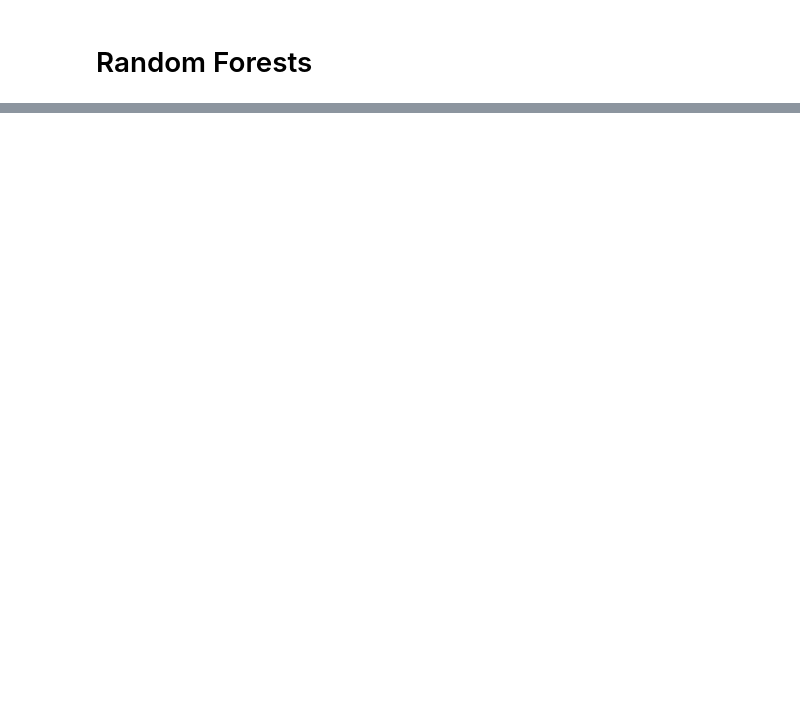
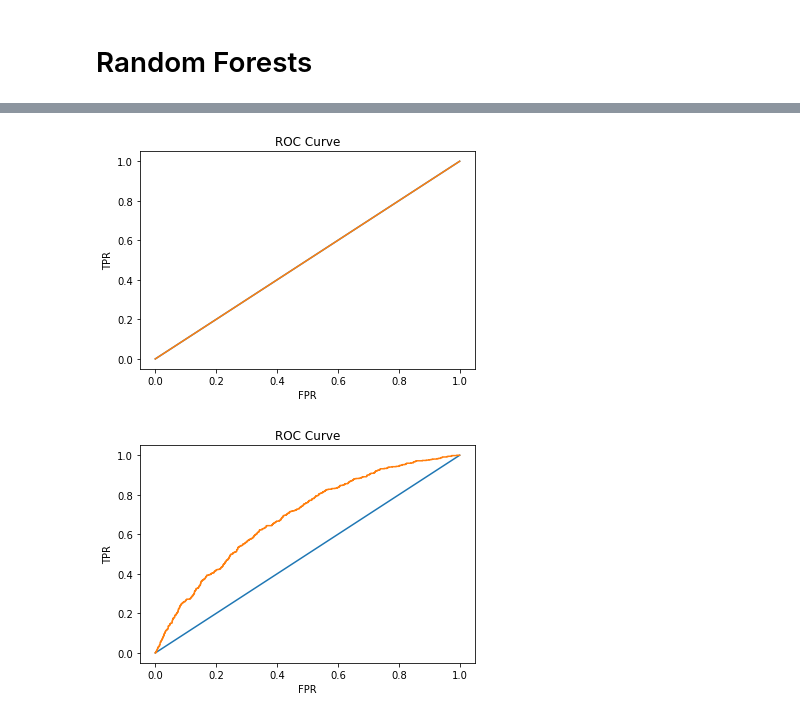
Before and after one commit to jdmendoza/predicting_startup_success, a Jupyter notebook: Second_round_model.ipynb, the cells around one changed output, grey strips where cells are left out. Saved outputs shown, nothing was run; the diff lists cells and outputs as text; code cells hidden in the pictures; blank space fills up the shorter version.

```diff
--- a/Second_round_model.ipynb
+++ b/Second_round_model.ipynb
@@ -451,7 +436,7 @@ df_base_scaled.head()
 # %%
 #df_base_2 = df_base_scaled[['top_markets','region_investment','funding_rounds','avg_investor_rating', 'total_funding', 'funding_total_time']]
 
-df_base_2 = df_base_scaled[['total_funding','region_investment','avg_investor_rating','funding_rounds','funding_total_time','top_markets']]
+df_base_2 = df_base_scaled[['total_funding','region_investment','avg_investor_rating','funding_rounds','top_markets','funding_total_time']]
 # %%
 df_base_2 = pd.get_dummies(df_base_2)
 df_base_2.head()
@@ -973,3 +921,0 @@ from sklearn.ensemble import RandomForestClassifier
-# %%
-randomforest = RandomForestClassifier(class_weight = 'balanced', n_estimators = 10000)
-randomforest.fit(X_train, y_train)
@@ -1000,0 +963,15 @@ with open('investor_rating_dict.pickle', 'wb') as handle:
+# %%
+y_score=randomforest.predict_proba(X_test)[:,1]
+
+y_pred = []
+
+for i in range(0,len(y_score)):
+    if y_score [i] > thresh:
+        y_pred.append(1)
+    else:
+        y_pred.append(0)
+
+print(classification_report(y_test, y_pred))
+
+conf = confusion_matrix(y_test, y_pred)
+print(conf)
@@ -1000,0 +1142,58 @@ with open('investor_rating_dict.pickle', 'wb') as handle:
+# %%
+from sklearn.preprocessing import PolynomialFeatures
+
+X = df_base_2
+y = df_base.acquired
+
+
+for i in range(0,4):
+
+    print("Polynomial Degree: " + str(i))
+    poly = PolynomialFeatures(degree=i)
+    X2 = poly.fit_transform(X)
+    X_train, X_test, y_train, y_test = train_test_split(X2, y, test_size=0.2, random_state=32)
+    X_resampled, y_resampled = ADASYN().fit_resample(X_train, y_train)
+
+    model = linear_model.LogisticRegression()
+    model.fit(X_resampled, y_resampled)
+
+    # accuracy for test & train:
+    train_acc=model.score(X_resampled, y_resampled)
+    test_acc=model.score(X_test,y_test)
+    print("Training Data Accuracy: %0.2f" %(train_acc))
+    print("Test Data Accuracy:     %0.2f" %(test_acc))
+
+    y_true = y_test
+    y_pred = model.predict(X_test)
+    #print(conf)
+
+    # TN, FN, TP, FP
+
+    conf = confusion_matrix(y_true, y_pred)
+
+    tn, fp, fn, tp = conf.ravel()
+
+    precision = (tp / (tp + fp))
+    recall = (tp / (tp + fn))
+    f1_score = 2*precision*recall/(precision + recall)
+
+    #print ('\n')
+    print ("Precision:              %0.2f" % precision)
+    print ("Recall:                 %0.2f"% recall)
+    print ("F1 Score:               %0.4f"% f1_score)
+
+    y_score=model.predict_proba(X_test)[:,1]
+
+    FPR, TPR,thresholds = roc_curve(y_test, y_score)
+    roc_auc = auc(FPR, TPR)
+
+    plt.figure()
+    # Plotting our Baseline..
+    plt.plot([0,1],[0,1])
+    plt.plot(FPR,TPR)
+    plt.title('ROC Curve')
+    plt.xlabel('FPR')
+    plt.ylabel('TPR')
+    print("AUC: " +str(roc_auc))
+    print ('\n')
+# %% [output]
@@ -1000,0 +1234,2 @@ with open('investor_rating_dict.pickle', 'wb') as handle:
+[figure, added]
+[figure, added]
```
Also changed, not shown: parts of 83 cells of this notebook, 5 other files.
